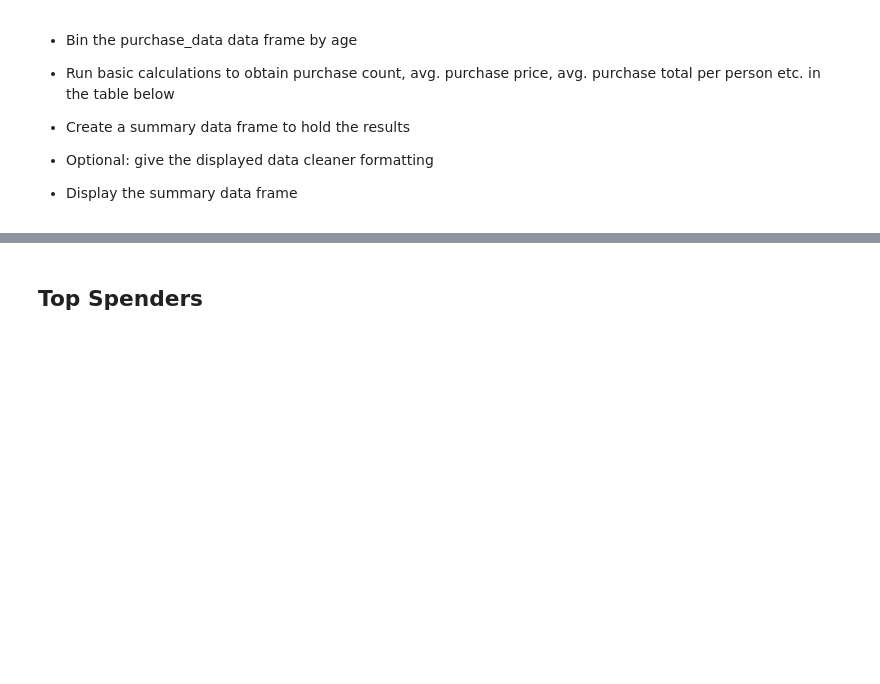
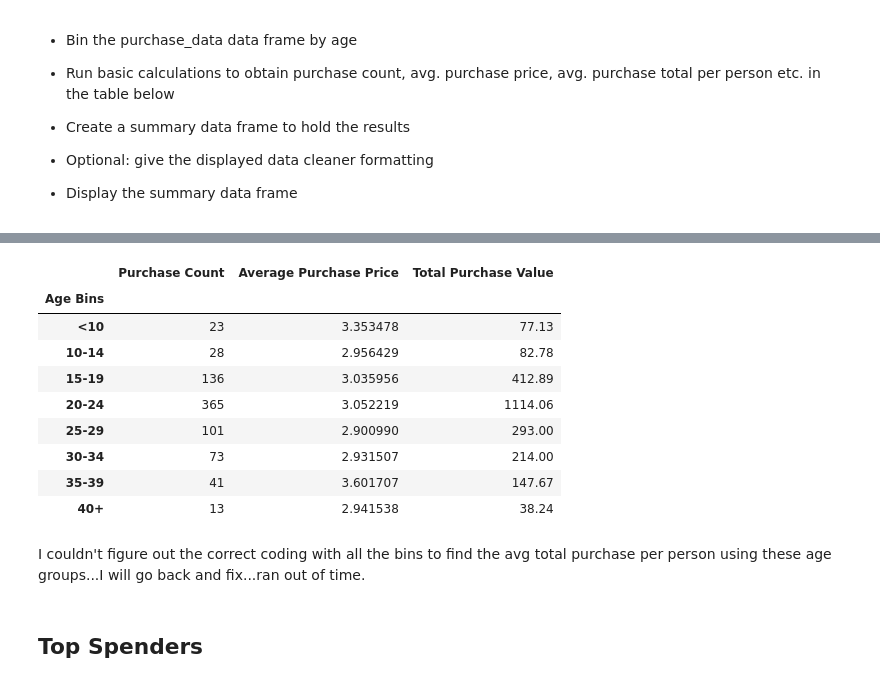
Before and after one commit to todd-tuchek/pandas-challenge, a Jupyter notebook: Heroes of Pymoli/HeroesOfPymoli_starter.ipynb, the cells around one changed output, grey strips where cells are left out. Cells and saved outputs as stored; diff of their text form; code cells hidden in the pictures; blank space fills up the shorter version.

```diff
--- a/Heroes of Pymoli/HeroesOfPymoli_starter.ipynb
+++ b/Heroes of Pymoli/HeroesOfPymoli_starter.ipynb
@@ -429,3 +323,24 @@ Name: Price, dtype: float64
+# %%
+#Summary data frame
+df_purchase_analysis_age_summary = pd.DataFrame({"Purchase Count":purchase_count,
+                                                "Average Purchase Price": mean_purchase_price,
+                                                "Total Purchase Value": total_purchase_value,
+                                               })
+
+df_purchase_analysis_age_summary
+# %% [output]
+|  | Purchase Count | Average Purchase Price | Total Purchase Value |
+| Age Bins |  |  |  |
+| <10 | 23 | 3.353478 | 77.13 |
+| 10-14 | 28 | 2.956429 | 82.78 |
+| 15-19 | 136 | 3.035956 | 412.89 |
+| 20-24 | 365 | 3.052219 | 1114.06 |
+| 25-29 | 101 | 2.900990 | 293.00 |
+| 30-34 | 73 | 2.931507 | 214.00 |
+| 35-39 | 41 | 3.601707 | 147.67 |
+| 40+ | 13 | 2.941538 | 38.24 |
+# %% [markdown]
+I couldn't figure out the correct coding with all the bins to find the avg total purchase per person using these age groups...I will go back and fix...ran out of time.
 # %% [markdown]
 ## Top Spenders
 # %% [markdown]
```
Also changed, not shown: parts of 51 cells of this notebook.
